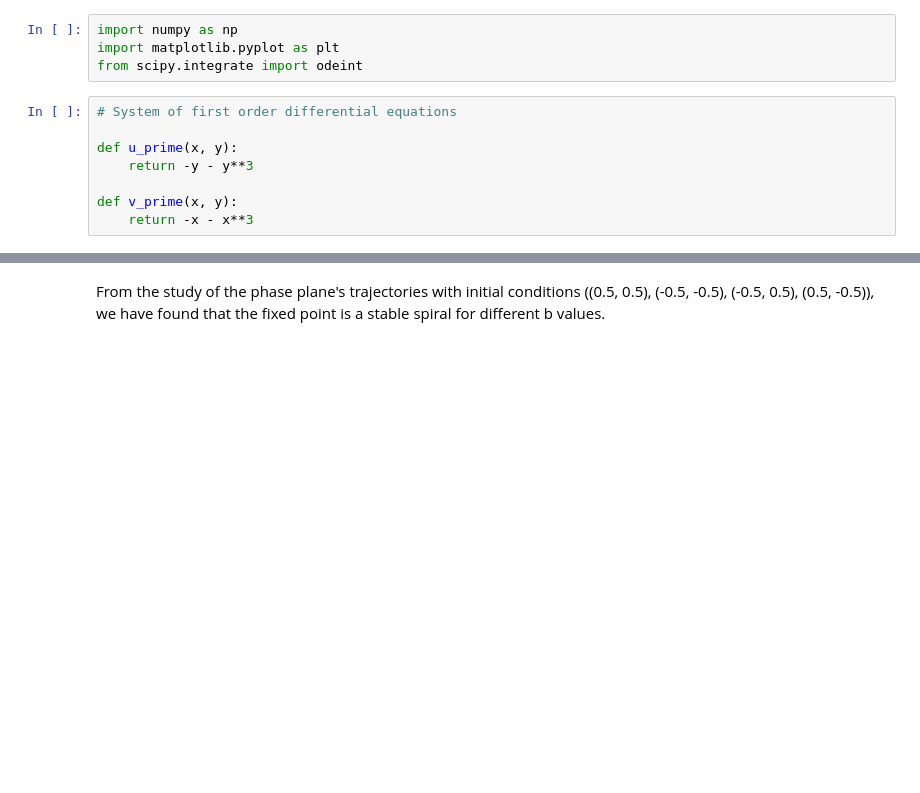
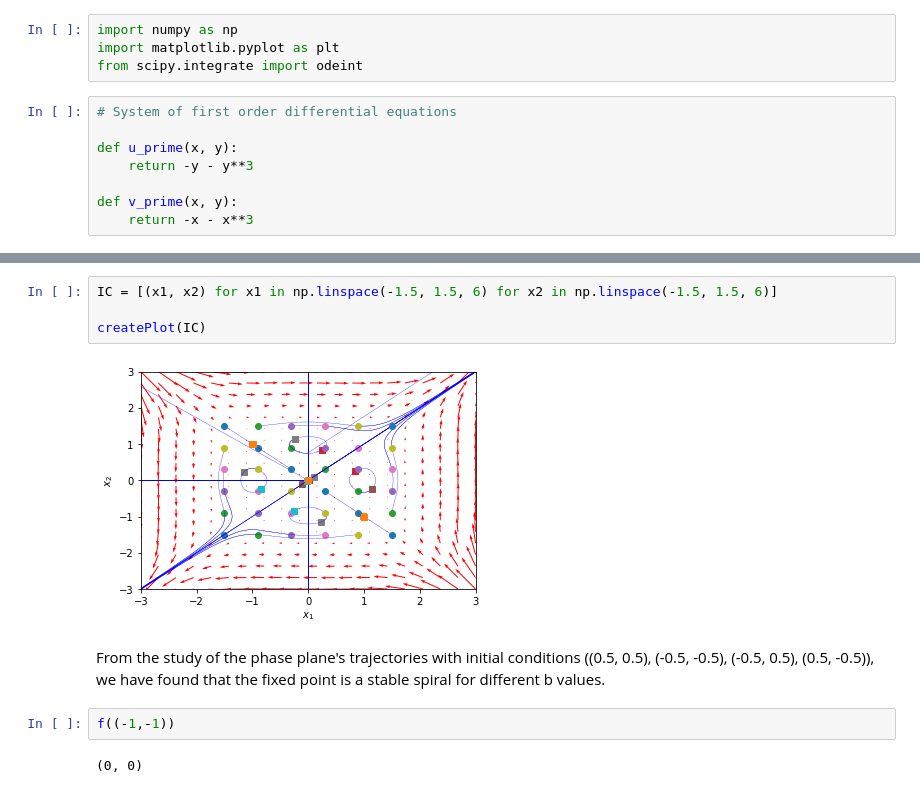
Before and after one commit to StefanIacob/CN_homework, a Jupyter notebook: Week_2/2_1.a.ipynb, the cells around one changed output, grey strips where cells are left out. Drawn from its saved outputs; the diff is of its cells as text; blank space fills up the shorter version.

```diff
--- a/Week_2/2_1.a.ipynb
+++ b/Week_2/2_1.a.ipynb
@@ -68,2 +66,12 @@ createPlot(IC)
+# %%
+IC = [(x1, x2) for x1 in np.linspace(-1.5, 1.5, 6) for x2 in np.linspace(-1.5, 1.5, 6)]
+
+createPlot(IC)
+# %% [output]
+[figure, added]
 # %% [markdown]
 From the study of the phase plane's trajectories with initial conditions ((0.5, 0.5), (-0.5, -0.5), (-0.5, 0.5), (0.5, -0.5)), we have found that the fixed point is a stable spiral for different b values.
+# %%
+f((-1,-1))
+# %% [output]
+(0, 0)
```
Also changed, not shown: parts of 2 cells of this notebook.
